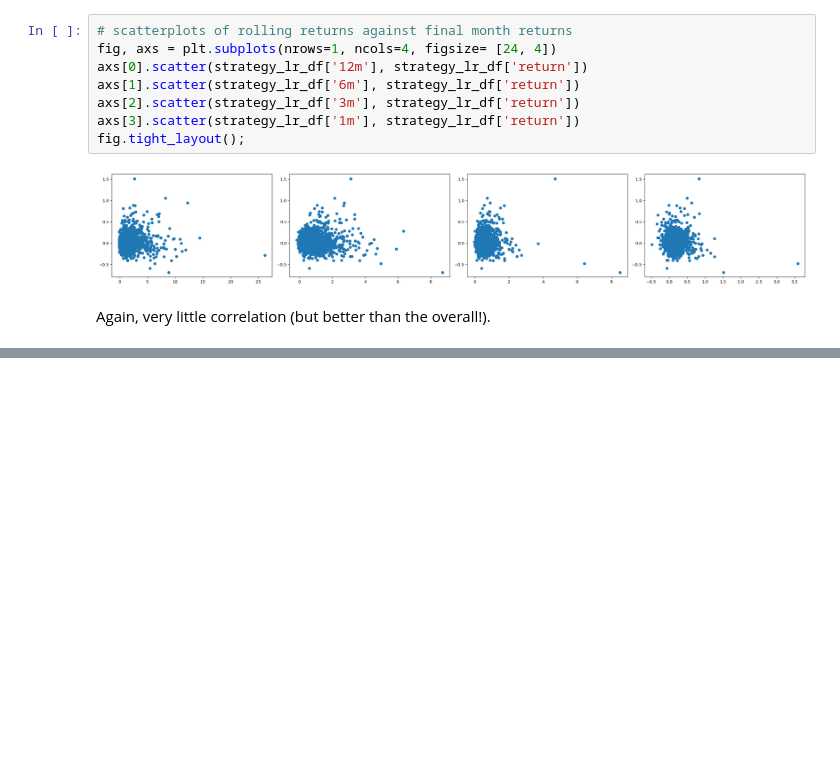
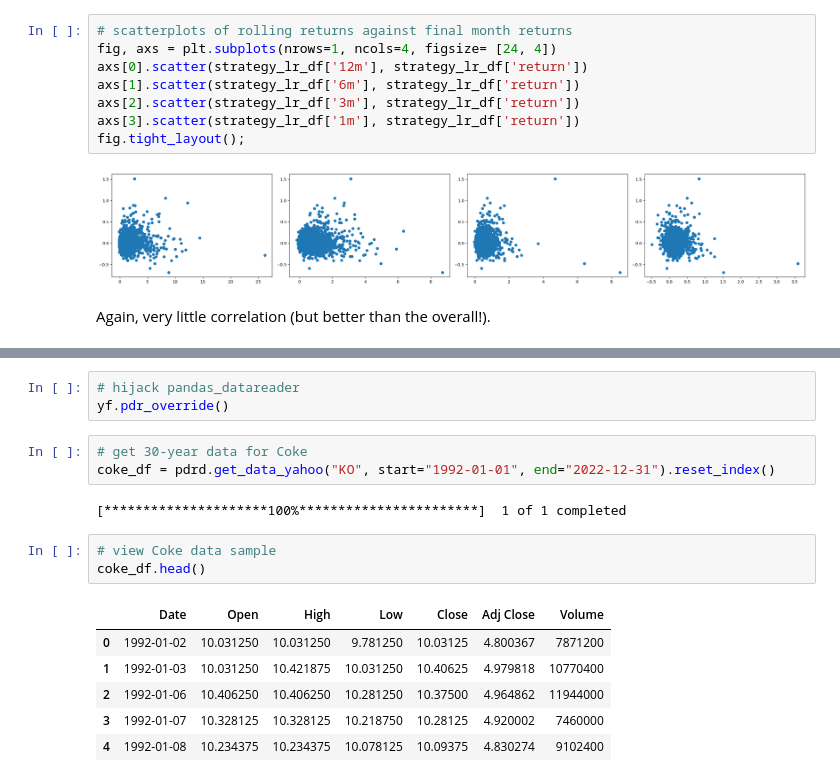
Before and after one commit to zdravoj/stock-bot, a Jupyter notebook: trading_sandbox.ipynb, the cells around one changed output, grey strips where cells are left out. Drawn from its saved outputs; the diff is of its cells as text; blank space fills up the shorter version.

```diff
--- a/trading_sandbox.ipynb
+++ b/trading_sandbox.ipynb
@@ -1379,0 +1410,18 @@ Again, very little correlation (but better than the overall!).
+# %%
+# hijack pandas_datareader
+yf.pdr_override()
+# %%
+# get 30-year data for Coke
+coke_df = pdrd.get_data_yahoo("KO", start="1992-01-01", end="2022-12-31").reset_index()
+# %% [output]
+[*********************100%***********************]  1 of 1 completed
+# %%
+# view Coke data sample
+coke_df.head()
+# %% [output]
+|  | Date | Open | High | Low | Close | Adj Close | Volume |
+| 0 | 1992-01-02 | 10.031250 | 10.031250 | 9.781250 | 10.03125 | 4.800367 | 7871200 |
+| 1 | 1992-01-03 | 10.031250 | 10.421875 | 10.031250 | 10.40625 | 4.979818 | 10770400 |
+| 2 | 1992-01-06 | 10.406250 | 10.406250 | 10.281250 | 10.37500 | 4.964862 | 11944000 |
+| 3 | 1992-01-07 | 10.328125 | 10.328125 | 10.218750 | 10.28125 | 4.920002 | 7460000 |
+| 4 | 1992-01-08 | 10.234375 | 10.234375 | 10.078125 | 10.09375 | 4.830274 | 9102400 |
```
Also changed, not shown: parts of 14 cells of this notebook.
